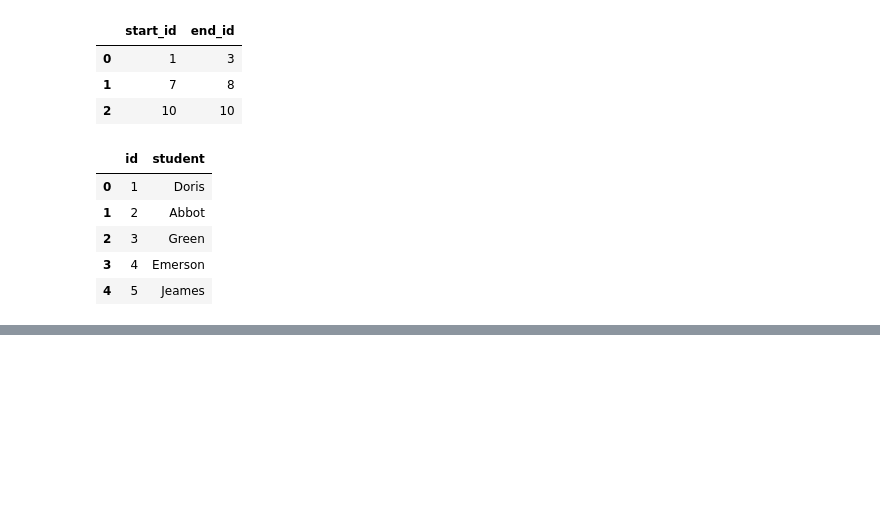
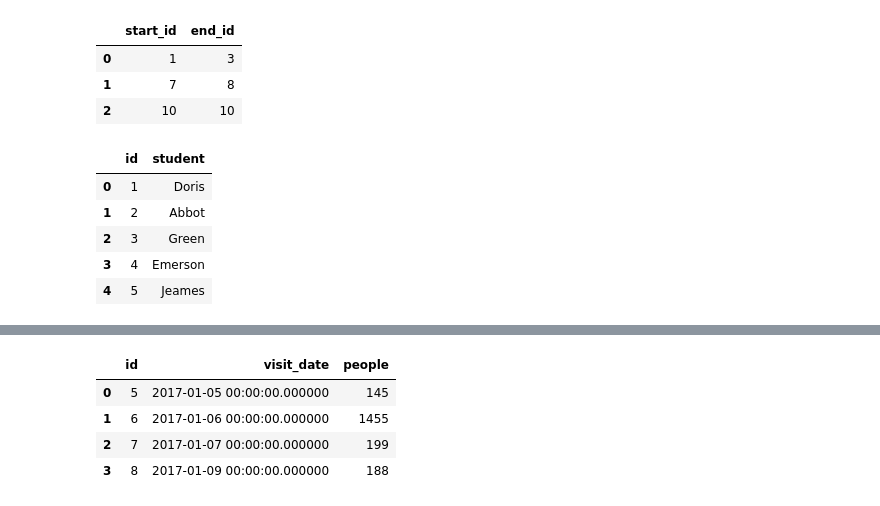
Before and after one commit to baxt1or/leetcode_database_problems, a Jupyter notebook: leetcode_sql_premium.ipynb, the cells around one changed output, grey strips where cells are left out. Saved outputs shown, nothing was run; the diff lists cells and outputs as text; code cells hidden in the pictures; blank space fills up the shorter version.

```diff
--- a/leetcode_sql_premium.ipynb
+++ b/leetcode_sql_premium.ipynb
@@ -6794,0 +6959,44 @@ make_select(query)
+# %%
+data = [[1, '2017-01-01', 10], [2, '2017-01-02', 109], [3, '2017-01-03', 150], [4, '2017-01-04', 99], [5, '2017-01-05', 145], [6, '2017-01-06', 1455], [7, '2017-01-07', 199], [8, '2017-01-09', 188]]
+stadium = pd.DataFrame(data, columns=['id', 'visit_date', 'people']).astype({'id':'Int64', 'visit_date':'datetime64[ns]', 'people':'Int64'})
+
+
+
+query = """
+
+WITH cte AS (SELECT
+    id, visit_date, people
+FROM stadium
+WHERE people >= 100
+AND (id - 1 IN (SELECT id FROM stadium )
+   OR id + 1 IN (SELECT id FROM stadium))),
+
+
+cte4 AS (SELECT
+*,
+id - ROW_NUMBER() OVER(ORDER BY id) AS num
+FROM cte),
+
+
+filtered AS (SELECT
+num
+FROM cte4
+GROUP BY num
+HAVING COUNT(*) >= 3)
+
+SELECT
+a.id, a.visit_date, a.people
+FROM cte4 a
+LEFT JOIN filtered f ON a.num = f.num
+WHERE f.num IS NOT NULL
+ORDER BY a.visit_date ASC
+
+"""
+
+make_select(query)
+# %% [output]
+|  | id | visit_date | people |
+| 0 | 5 | 2017-01-05 00:00:00.000000 | 145 |
+| 1 | 6 | 2017-01-06 00:00:00.000000 | 1455 |
+| 2 | 7 | 2017-01-07 00:00:00.000000 | 199 |
+| 3 | 8 | 2017-01-09 00:00:00.000000 | 188 |
```
Also changed, not shown: parts of 4 cells of this notebook, 1 other file.
